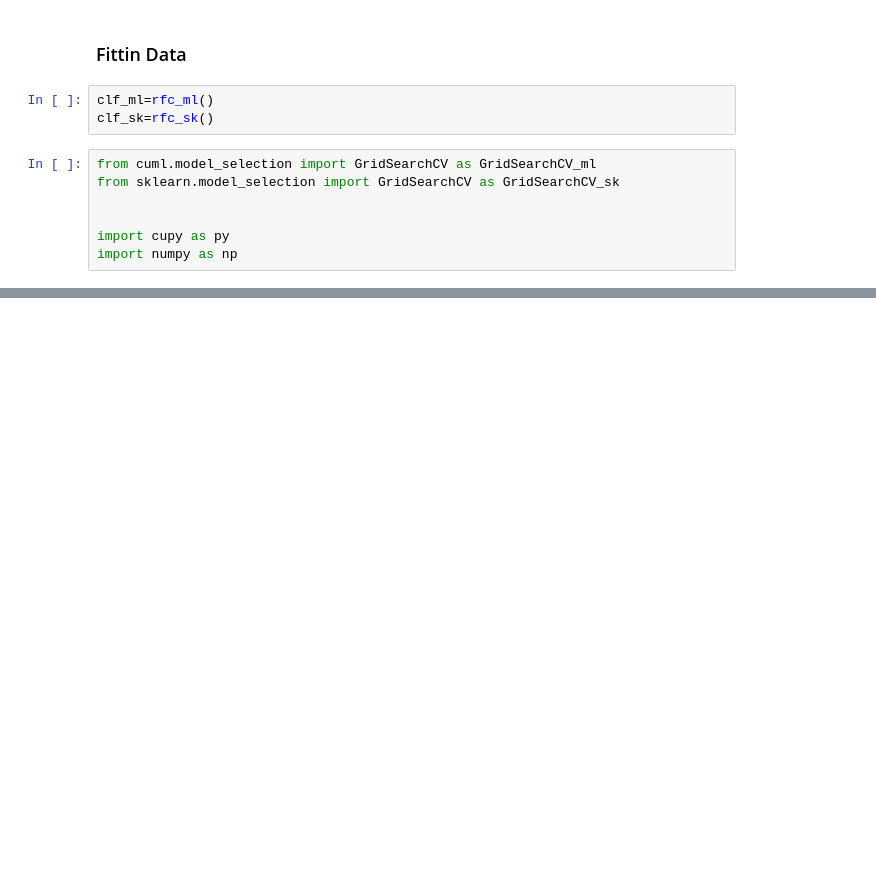
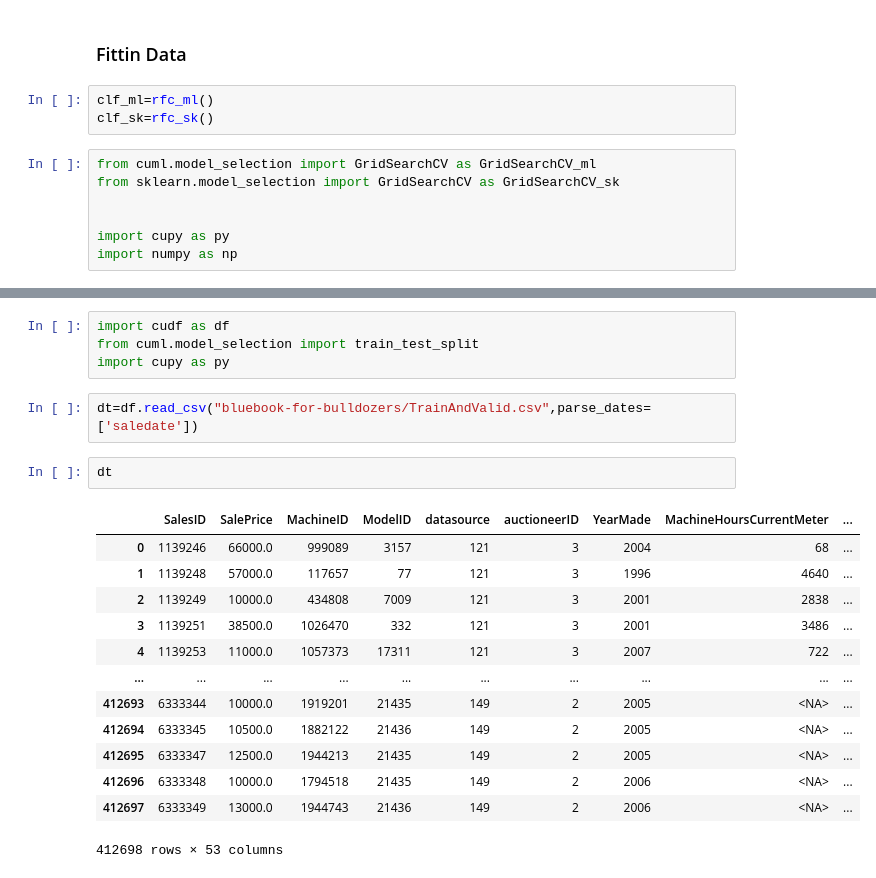
Before and after one commit to yash-dhingra/intro-nvidia-rapid, a Jupyter notebook: test.ipynb, the cells around one changed output, grey strips where cells are left out. Drawn from its saved outputs; the diff is of its cells as text; blank space fills up the shorter version.

```diff
--- a/test.ipynb
+++ b/test.ipynb
@@ -100,0 +96,22 @@ To explicitly construct a host matrix, consider using .to_numpy().
+# %%
+import cudf as df
+from cuml.model_selection import train_test_split
+import cupy as py
+# %%
+dt=df.read_csv("bluebook-for-bulldozers/TrainAndValid.csv",parse_dates=['saledate'])
+# %%
+dt
+# %% [output]
+|  | SalesID | SalePrice | MachineID | ModelID | datasource | auctioneerID | YearMade | MachineHoursCurrentMeter | ... |
+| 0 | 1139246 | 66000.0 | 999089 | 3157 | 121 | 3 | 2004 | 68 | ... |
+| 1 | 1139248 | 57000.0 | 117657 | 77 | 121 | 3 | 1996 | 4640 | ... |
+| 2 | 1139249 | 10000.0 | 434808 | 7009 | 121 | 3 | 2001 | 2838 | ... |
+| 3 | 1139251 | 38500.0 | 1026470 | 332 | 121 | 3 | 2001 | 3486 | ... |
+| 4 | 1139253 | 11000.0 | 1057373 | 17311 | 121 | 3 | 2007 | 722 | ... |
+| ... | ... | ... | ... | ... | ... | ... | ... | ... | ... |
+| 412693 | 6333344 | 10000.0 | 1919201 | 21435 | 149 | 2 | 2005 | <NA> | ... |
+| 412694 | 6333345 | 10500.0 | 1882122 | 21436 | 149 | 2 | 2005 | <NA> | ... |
+| 412695 | 6333347 | 12500.0 | 1944213 | 21435 | 149 | 2 | 2005 | <NA> | ... |
+| 412696 | 6333348 | 10000.0 | 1794518 | 21435 | 149 | 2 | 2006 | <NA> | ... |
+| 412697 | 6333349 | 13000.0 | 1944743 | 21436 | 149 | 2 | 2006 | <NA> | ... |
+412698 rows × 53 columns
```
Also changed, not shown: parts of 32 cells of this notebook, 4 other files.
